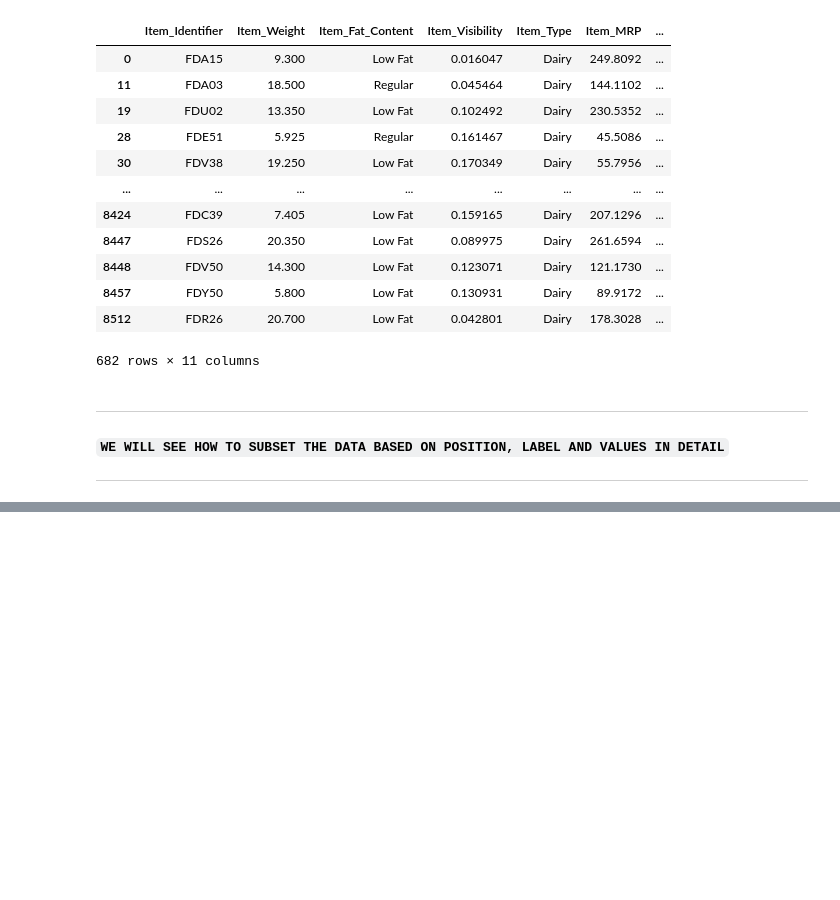
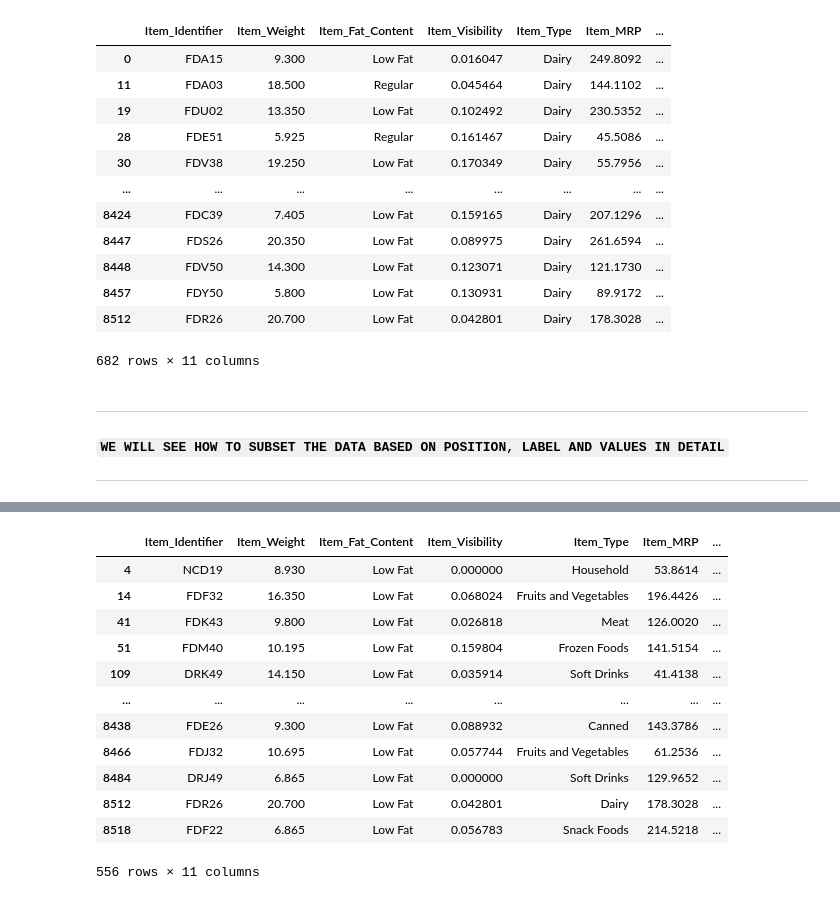
Before and after one commit to AnweshaPatra/Python-libraries-playground, a Jupyter notebook: Subsetting/Subsetting.ipynb, the cells around one changed output, grey strips where cells are left out. Drawn from its saved outputs; the diff is of its cells as text; code cells hidden in the pictures; blank space fills up the shorter version.

```diff
--- a/Subsetting/Subsetting.ipynb
+++ b/Subsetting/Subsetting.ipynb
@@ -253,0 +270,16 @@ data[data['Item_Type'] == 'Dairy']
+# %%
+data[(data.Outlet_Size == 'High') & (data.Item_Fat_Content == 'Low Fat')]
+# %% [output]
+|  | Item_Identifier | Item_Weight | Item_Fat_Content | Item_Visibility | Item_Type | Item_MRP | ... |
+| 4 | NCD19 | 8.930 | Low Fat | 0.000000 | Household | 53.8614 | ... |
+| 14 | FDF32 | 16.350 | Low Fat | 0.068024 | Fruits and Vegetables | 196.4426 | ... |
+| 41 | FDK43 | 9.800 | Low Fat | 0.026818 | Meat | 126.0020 | ... |
+| 51 | FDM40 | 10.195 | Low Fat | 0.159804 | Frozen Foods | 141.5154 | ... |
+| 109 | DRK49 | 14.150 | Low Fat | 0.035914 | Soft Drinks | 41.4138 | ... |
+| ... | ... | ... | ... | ... | ... | ... | ... |
+| 8438 | FDE26 | 9.300 | Low Fat | 0.088932 | Canned | 143.3786 | ... |
+| 8466 | FDJ32 | 10.695 | Low Fat | 0.057744 | Fruits and Vegetables | 61.2536 | ... |
+| 8484 | DRJ49 | 6.865 | Low Fat | 0.000000 | Soft Drinks | 129.9652 | ... |
+| 8512 | FDR26 | 20.700 | Low Fat | 0.042801 | Dairy | 178.3028 | ... |
+| 8518 | FDF22 | 6.865 | Low Fat | 0.056783 | Snack Foods | 214.5218 | ... |
+556 rows × 11 columns
```
Also changed, not shown: parts of 3 cells of this notebook, 3 other files.
